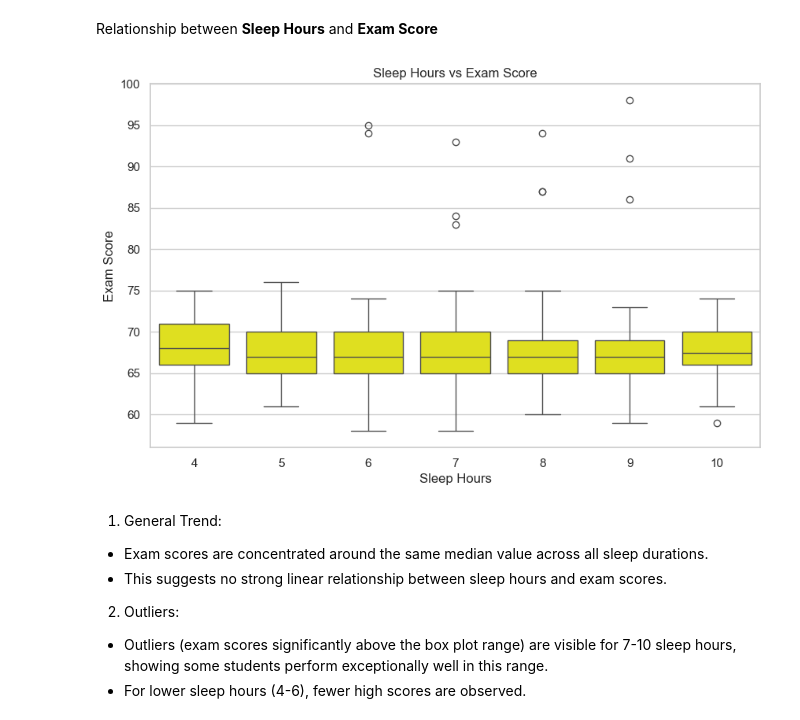
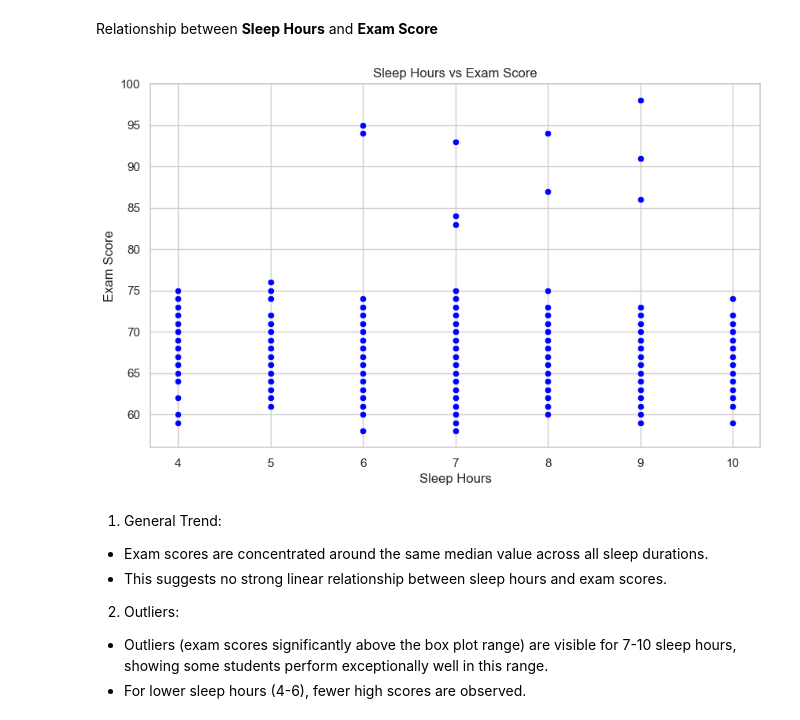
Before and after one commit to tlong-ds/student_perform, a Jupyter notebook: [STATISTICS] STUDENT PERFORMANCE ANALYSIS.ipynb, the cells around one changed output. Cells and saved outputs as stored; diff of their text form; code cells hidden in the pictures.

```diff
--- a/[STATISTICS] STUDENT PERFORMANCE ANALYSIS.ipynb
+++ b/[STATISTICS] STUDENT PERFORMANCE ANALYSIS.ipynb
@@ -317,13 +315,13 @@ plt.show()
 Relationship between **Sleep Hours** and **Exam Score**
 # %%
 plt.figure(figsize=(10, 6))
-sns.boxplot(x='Sleep_Hours', y='Exam_Score', data=df, color = "yellow")
+sns.scatterplot(x='Sleep_Hours', y='Exam_Score', data=df, color = "blue")
 plt.title('Sleep Hours vs Exam Score')
 plt.xlabel('Sleep Hours')
 plt.ylabel('Exam Score')
 plt.show()
 # %% [output]
-[figure, old version]
+[figure, new version]
 # %% [markdown]
 1.	General Trend:
 - Exam scores are concentrated around the same median value across all sleep durations.
```
Also changed, not shown: parts of 120 cells of this notebook.
